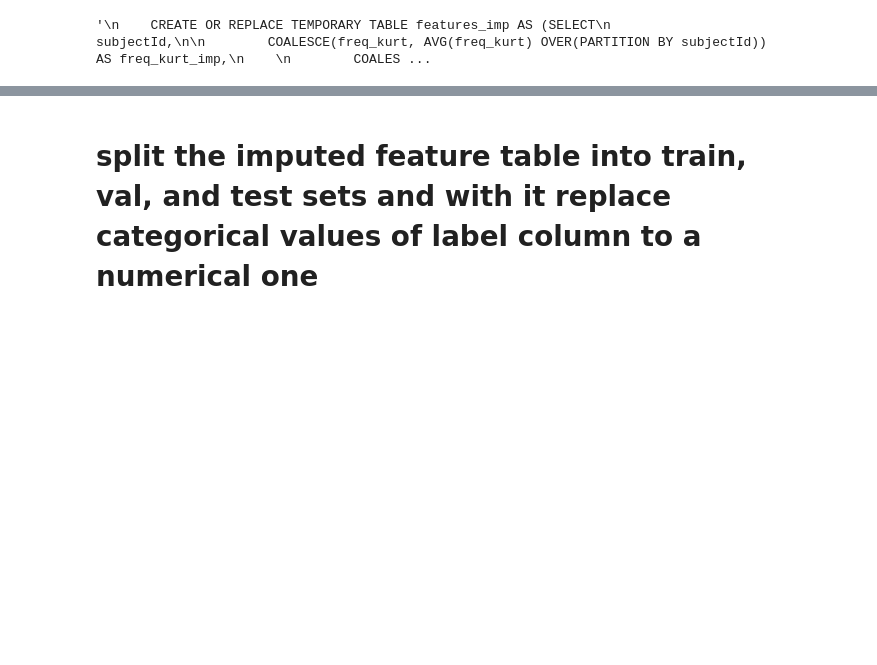
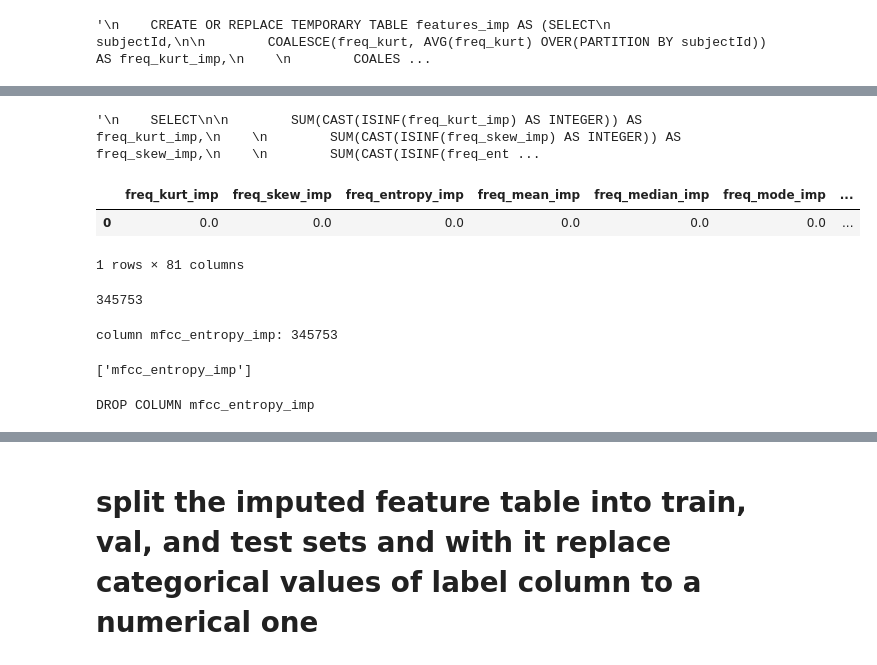
Before and after one commit to 08Aristodemus24/signal-gender-predictor, a Jupyter notebook: scripts/third_stage_signal_transform.ipynb, the cells around one changed output, grey strips where cells are left out. Saved outputs shown, nothing was run; the diff lists cells and outputs as text; code cells hidden in the pictures; blank space fills up the shorter version.

```diff
--- a/scripts/third_stage_signal_transform.ipynb
+++ b/scripts/third_stage_signal_transform.ipynb
@@ -265,0 +254,34 @@ conn.sql("""
+# %%
+query = """
+    SELECT
+"""
+# %%
+n_features = len(feat_cols)
+for i, feat_col in enumerate(feat_cols):
+    if i == (n_features - 1):
+        query += f"""
+            SUM(CAST(ISINF({feat_col}_imp) AS INTEGER)) AS {feat_col}_imp
+        """
+        break
+    query += f"""
+        SUM(CAST(ISINF({feat_col}_imp) AS INTEGER)) AS {feat_col}_imp,
+    """
+# %%
+query += """
+    FROM features_imp
+"""
+# %%
+query
+# %% [output]
+'\n    SELECT\n\n        SUM(CAST(ISINF(freq_kurt_imp) AS INTEGER)) AS freq_kurt_imp,\n    \n        SUM(CAST(ISINF(freq_skew_imp) AS INTEGER)) AS freq_skew_imp,\n    \n        SUM(CAST(ISINF(freq_ent ...
+# %%
+inf_cnts = conn.sql(query).fetchdf()
+inf_cnts
+# %% [output]
+|  | freq_kurt_imp | freq_skew_imp | freq_entropy_imp | freq_mean_imp | freq_median_imp | freq_mode_imp | ... |
+| 0 | 0.0 | 0.0 | 0.0 | 0.0 | 0.0 | 0.0 | ... |
+1 rows × 81 columns
+# %%
+int(inf_cnts["mfcc_entropy_imp"].to_list()[-1])
+# %% [output]
+345753
@@ -265,0 +302,6 @@ conn.sql("""
+# %%
+cols_to_remove = identify_inf_cols_to_remove(inf_cnts)
+cols_to_remove
+# %% [output]
+column mfcc_entropy_imp: 345753
+['mfcc_entropy_imp']
@@ -265,0 +310,5 @@ conn.sql("""
+# %%
+query_part = "\n".join([f"DROP COLUMN {col_to_remove}" for col_to_remove in cols_to_remove])
+print(query_part)
+# %% [output]
+DROP COLUMN mfcc_entropy_imp
```
Also changed, not shown: parts of 14 cells of this notebook, 3 other files.
